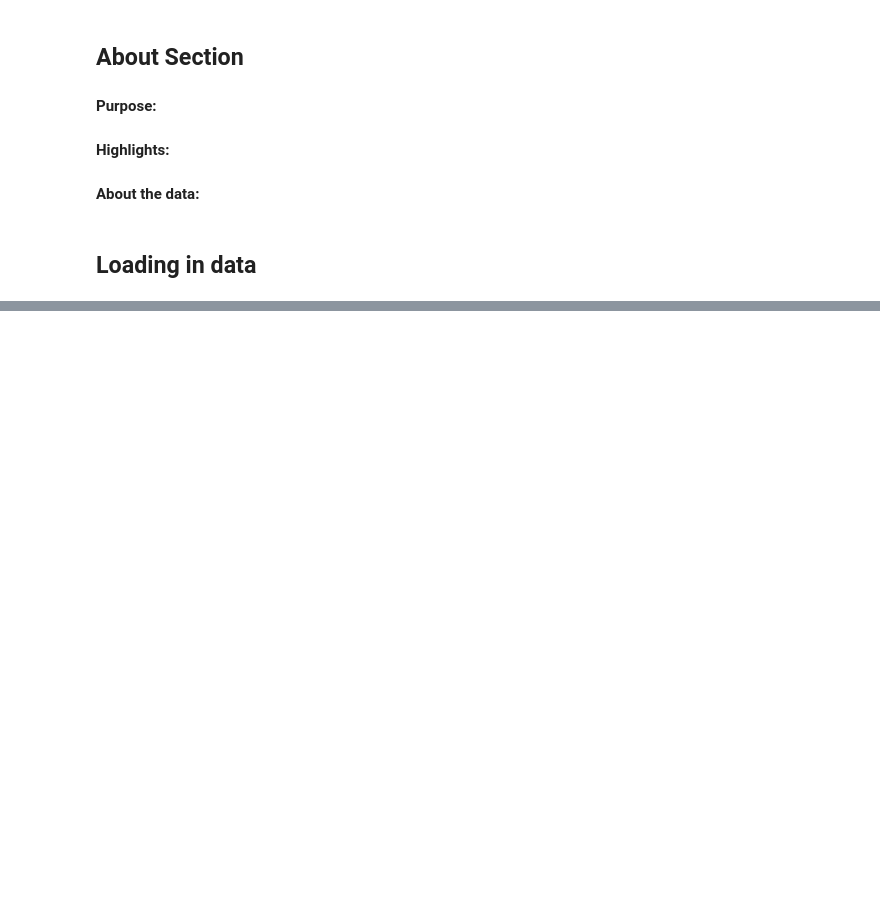
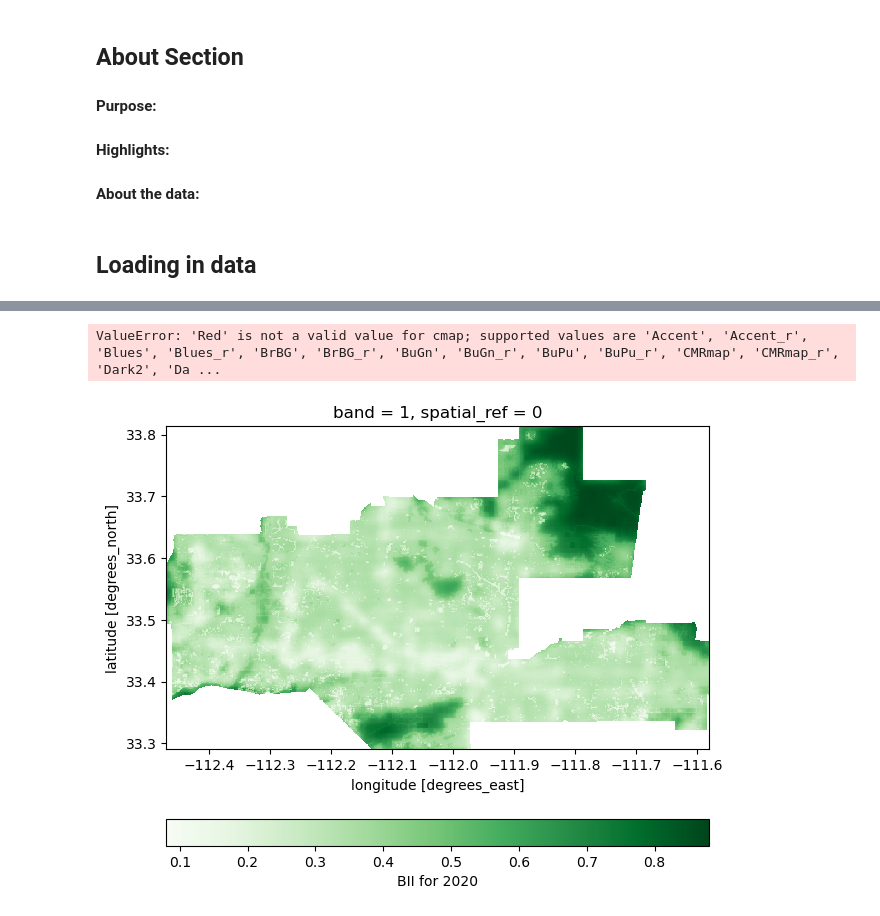
Before and after one commit to austinmartinez12/urbanization-bii-mapping, a Jupyter notebook: Biodiversity_analysis.ipynb, the cells around one changed output, grey strips where cells are left out. Drawn from its saved outputs; the diff is of its cells as text; code cells hidden in the pictures; blank space fills up the shorter version.

```diff
--- a/Biodiversity_analysis.ipynb
+++ b/Biodiversity_analysis.ipynb
@@ -107,0 +182,46 @@ phoenix = az_subdiv[az_subdiv["NAME"] == "Phoenix"]
+# %%
+# Identify values >= .75 in rasters
+BII_75per_2020 = phx_2020_clip >= .75
+BII_75per_2017 = phx_2017_clip >= .75
+
+# Calculate the percent of area in each raster with BII ≥ 0.75
+Bii_2020 = (BII_75per_2020.sum() / BII_75per_2020.count())*100
+Bii_2017 = (BII_75per_2017.sum() / BII_75per_2017.count())*100
+# %%
+# Find pixels that had a BII >= .75 in 2017 but not in 2020
+Bii_lost_area = BII_75per_2017 & (~BII_75per_2020)
+
+# Convert all 0 values to NAs if they don't meet the condition
+Bii_lost_area_mask = Bii_lost_area.where(Bii_lost_area!=0)
+# %%
+# Create a visualization showing the area with BII>=0.75 in 2017 that was lost by 2020
+fig, ax = plt.subplots(figsize=(7, 6))
+
+# Create choropleth map of communities
+phx_2020_clip.plot(cmap = 'Greens', cbar_kwargs={'location':'bottom', # Legend location
+                                                 'label':'BII for 2020'})
+
+Bii_lost_area_mask.plot(ax=ax, cmap='Red', add_colorbar = False)
+
+# Add title
+plt.suptitle('Biodiversity Intactness Index (BII)', fontsize=17, weight = 'bold')
+
+# Add subtitle
+ax.set_title('Phoenix Subdivision', fontsize=17, weight='bold')
+
+# Add legend of BII loss as `patch`
+legend_elements = [patch.Patch(facecolor='red',
+                         label='Area with BII ≥ 0.75 lost from 2017 to 2020')]
+
+# Add a legend
+ax.legend(handles=legend_elements, loc='upper center', bbox_to_anchor=(0.5, -0.05), ncol=5, edgecolor = "white")
+
+# Remove axes
+ax.axis('off')
+
+# Display the map
+plt.tight_layout()
+plt.show()
+# %% [output]
+ValueError: 'Red' is not a valid value for cmap; supported values are 'Accent', 'Accent_r', 'Blues', 'Blues_r', 'BrBG', 'BrBG_r', 'BuGn', 'BuGn_r', 'BuPu', 'BuPu_r', 'CMRmap', 'CMRmap_r', 'Dark2', 'Da ...
+[figure, added]
```
Also changed, not shown: parts of 14 cells of this notebook.
